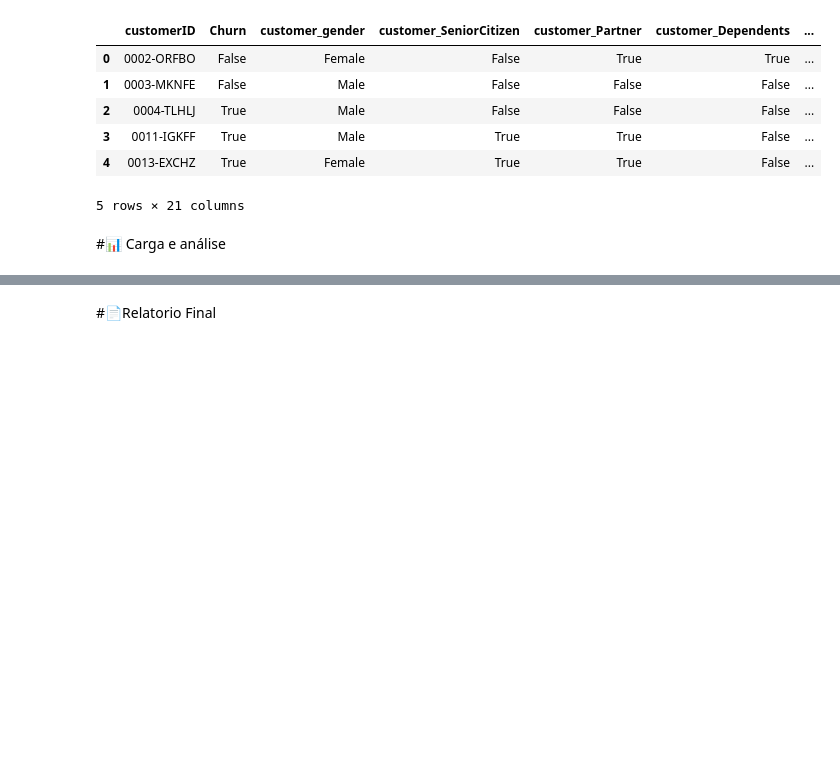
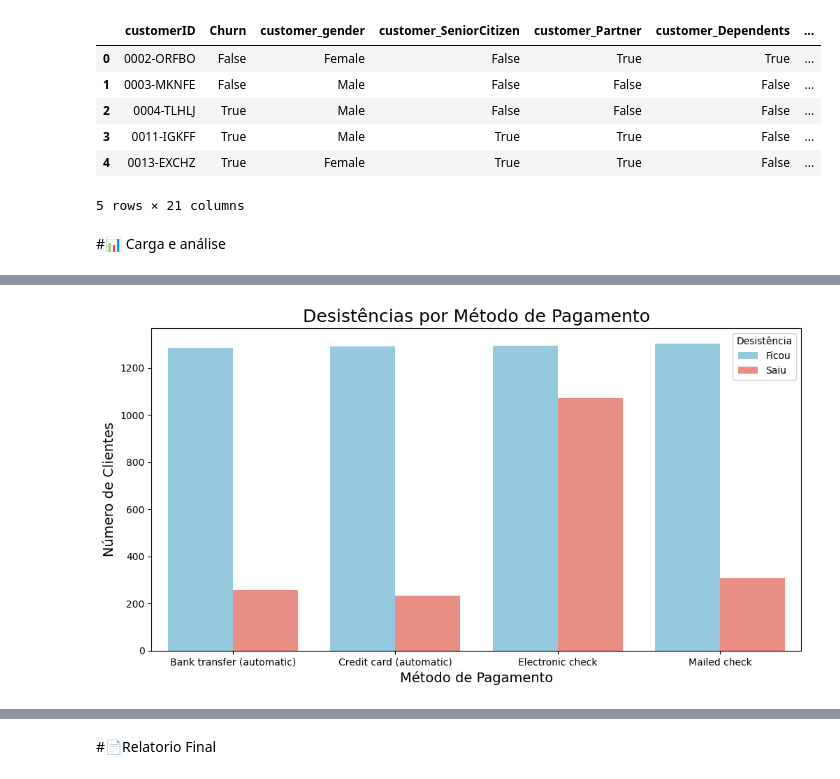
Before and after one commit to anneaiad/Challenge_Telecom_X_Alura, a Jupyter notebook: TelecomX_BR.ipynb, the cells around one changed output, grey strips where cells are left out. Saved outputs shown, nothing was run; the diff lists cells and outputs as text; code cells hidden in the pictures; blank space fills up the shorter version.

```diff
--- a/TelecomX_BR.ipynb
+++ b/TelecomX_BR.ipynb
@@ -285,0 +327,19 @@ df.head()
+# %%
+#Criar um gráfico de barras agrupadas para melhor vizualização dos dados
+churn_metodo_pagamento = df.groupby(['account_PaymentMethod', 'Churn']).size().reset_index(name='counts')
+
+palette = {False: "skyblue", True: "salmon"}
+
+plt.figure(figsize=(12,6))
+sns.barplot(x='account_PaymentMethod', y='counts', hue='Churn', data=churn_metodo_pagamento, palette=palette)
+plt.title('Desistências por Método de Pagamento', fontsize=18)
+plt.ylabel('Número de Clientes', fontsize=14)
+plt.xlabel('Método de Pagamento', fontsize=14)
+
+handles, labels = ax.get_legend_handles_labels()
+labels = ['Ficou', 'Saiu']
+plt.legend(handles, labels, title='Desistência')
+
+plt.show()
+# %% [output]
+[figure, added]
```
Also changed, not shown: parts of 15 cells of this notebook.
